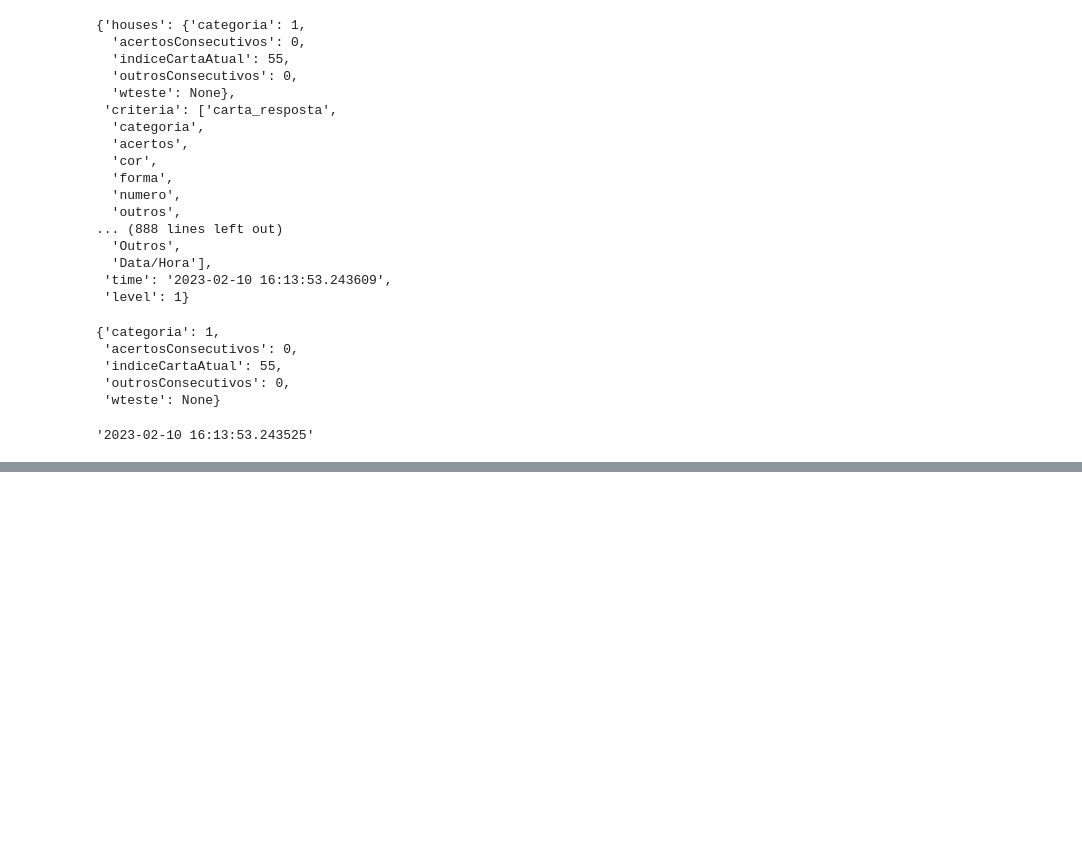
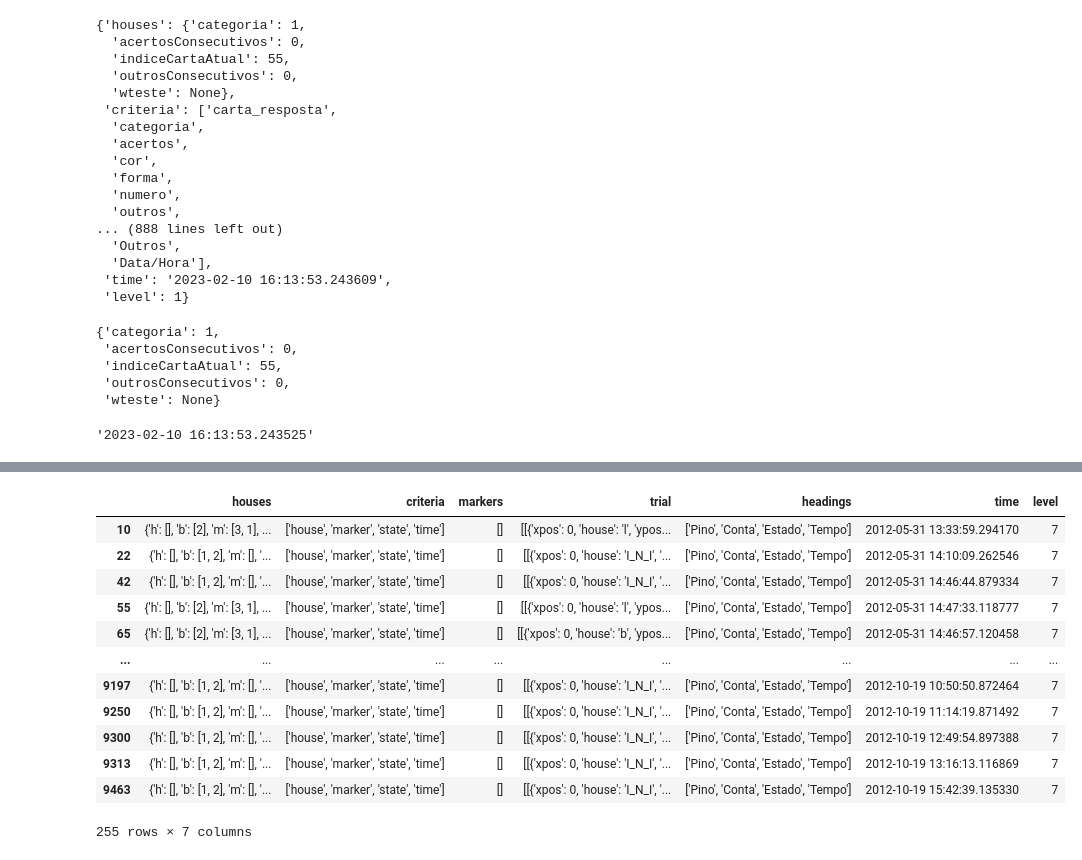
Before and after one commit to AnniProvietti/RIO20, a Jupyter notebook: fono_ceo-master/ipynb/dev/Rio+20-dados.ipynb, the cells around one changed output, grey strips where cells are left out. Cells and saved outputs as stored; diff of their text form; code cells hidden in the pictures; blank space fills up the shorter version.

```diff
--- a/fono_ceo-master/ipynb/dev/Rio+20-dados.ipynb
+++ b/fono_ceo-master/ipynb/dev/Rio+20-dados.ipynb
@@ -133,0 +207,16 @@ print(requisicao.json())
+# %%
+rp_goal.data[rp_goal.data.level == 7]
+# %% [output]
+|  | houses | criteria | markers | trial | headings | time | level |
+| 10 | {'h': [], 'b': [2], 'm': [3, 1], ... | ['house', 'marker', 'state', 'time'] | [] | [[{'xpos': 0, 'house': 'l', 'ypos... | ['Pino', 'Conta', 'Estado', 'Tempo'] | 2012-05-31 13:33:59.294170 | 7 |
+| 22 | {'h': [], 'b': [1, 2], 'm': [], '... | ['house', 'marker', 'state', 'time'] | [] | [[{'xpos': 0, 'house': 'I_N_I', '... | ['Pino', 'Conta', 'Estado', 'Tempo'] | 2012-05-31 14:10:09.262546 | 7 |
+| 42 | {'h': [], 'b': [1, 2], 'm': [], '... | ['house', 'marker', 'state', 'time'] | [] | [[{'xpos': 0, 'house': 'I_N_I', '... | ['Pino', 'Conta', 'Estado', 'Tempo'] | 2012-05-31 14:46:44.879334 | 7 |
+| 55 | {'h': [], 'b': [2], 'm': [3, 1], ... | ['house', 'marker', 'state', 'time'] | [] | [[{'xpos': 0, 'house': 'l', 'ypos... | ['Pino', 'Conta', 'Estado', 'Tempo'] | 2012-05-31 14:47:33.118777 | 7 |
+| 65 | {'h': [], 'b': [2], 'm': [3, 1], ... | ['house', 'marker', 'state', 'time'] | [] | [[{'xpos': 0, 'house': 'b', 'ypos... | ['Pino', 'Conta', 'Estado', 'Tempo'] | 2012-05-31 14:46:57.120458 | 7 |
+| ... | ... | ... | ... | ... | ... | ... | ... |
+| 9197 | {'h': [], 'b': [1, 2], 'm': [], '... | ['house', 'marker', 'state', 'time'] | [] | [[{'xpos': 0, 'house': 'I_N_I', '... | ['Pino', 'Conta', 'Estado', 'Tempo'] | 2012-10-19 10:50:50.872464 | 7 |
+| 9250 | {'h': [], 'b': [1, 2], 'm': [], '... | ['house', 'marker', 'state', 'time'] | [] | [[{'xpos': 0, 'house': 'I_N_I', '... | ['Pino', 'Conta', 'Estado', 'Tempo'] | 2012-10-19 11:14:19.871492 | 7 |
+| 9300 | {'h': [], 'b': [1, 2], 'm': [], '... | ['house', 'marker', 'state', 'time'] | [] | [[{'xpos': 0, 'house': 'I_N_I', '... | ['Pino', 'Conta', 'Estado', 'Tempo'] | 2012-10-19 12:49:54.897388 | 7 |
+| 9313 | {'h': [], 'b': [1, 2], 'm': [], '... | ['house', 'marker', 'state', 'time'] | [] | [[{'xpos': 0, 'house': 'I_N_I', '... | ['Pino', 'Conta', 'Estado', 'Tempo'] | 2012-10-19 13:16:13.116869 | 7 |
+| 9463 | {'h': [], 'b': [1, 2], 'm': [], '... | ['house', 'marker', 'state', 'time'] | [] | [[{'xpos': 0, 'house': 'I_N_I', '... | ['Pino', 'Conta', 'Estado', 'Tempo'] | 2012-10-19 15:42:39.135330 | 7 |
+255 rows × 7 columns
```
Also changed, not shown: parts of 18 cells of this notebook, 2 other files.
